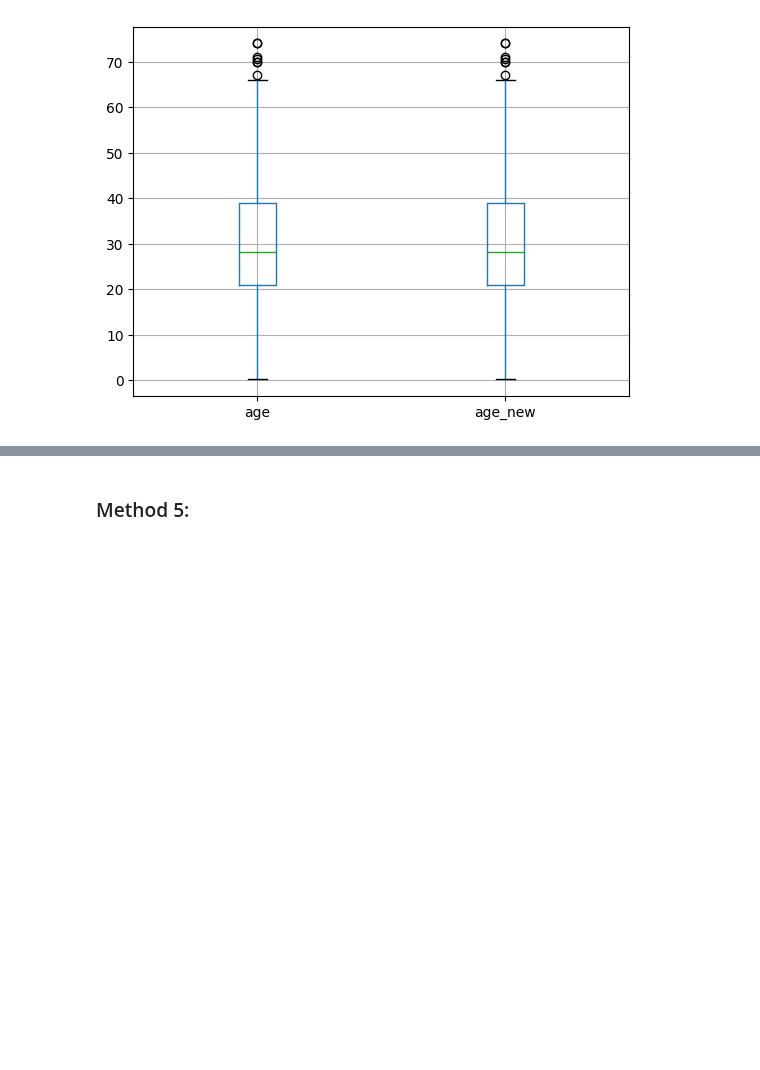
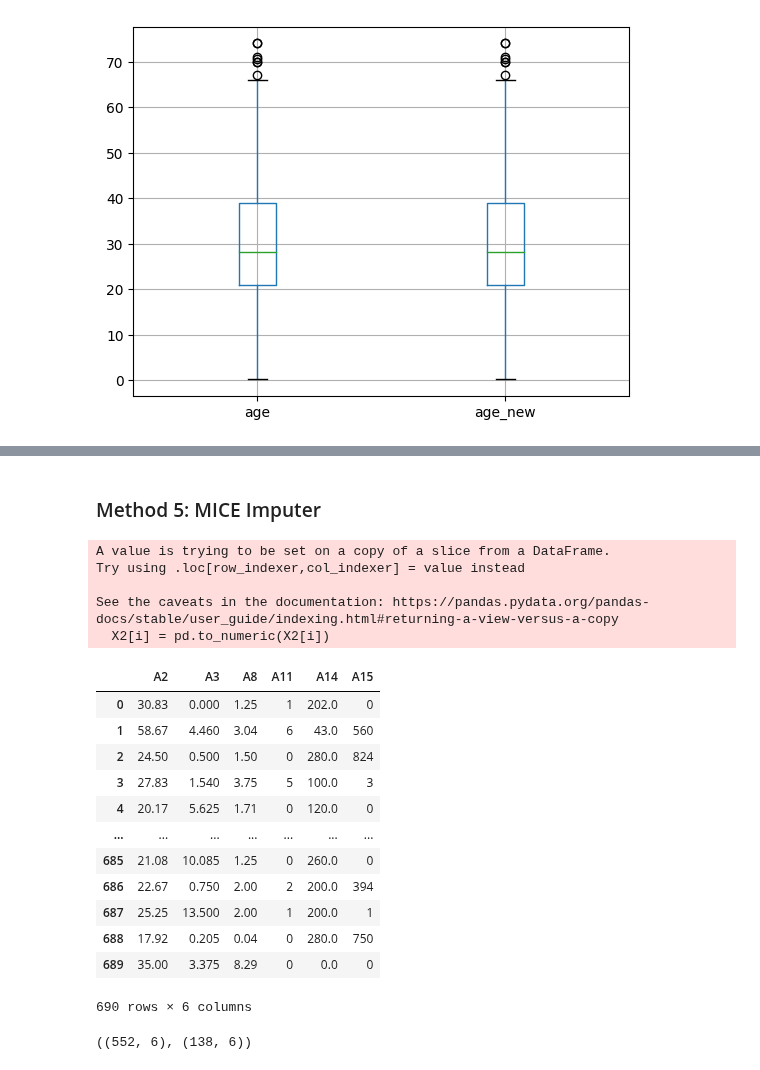
Before and after one commit to megatAhmad/sma_2023_oct, a Jupyter notebook: Python_MissingValueAnalysis.ipynb, the cells around one changed output, grey strips where cells are left out. Drawn from its saved outputs; the diff is of its cells as text; code cells hidden in the pictures; blank space fills up the shorter version.

```diff
--- a/Python_MissingValueAnalysis.ipynb
+++ b/Python_MissingValueAnalysis.ipynb
@@ -474,2 +545,53 @@ X_train[["age","age_new"]].boxplot()
 # %% [markdown]
-### Method 5:
+### Method 5: MICE Imputer
+# %%
+# fetch dataset
+credit_approval = fetch_ucirepo(id=27)
+
+# data (as pandas dataframes)
+X2 = credit_approval.data.features
+y2 = credit_approval.data.targets
+
+# # metadata
+# print(credit_approval.metadata)
+
+# # variable information
+# print(credit_approval.variables)
+vars = ['A2','A3','A8', 'A11', 'A14', 'A15']
+X2 = X2[vars]
+
+for i in vars:
+    X2[i] = pd.to_numeric(X2[i])
+
+
+X2
+# %% [output]
+A value is trying to be set on a copy of a slice from a DataFrame.
+Try using .loc[row_indexer,col_indexer] = value instead
+
+See the caveats in the documentation: https://pandas.pydata.org/pandas-docs/stable/user_guide/indexing.html#returning-a-view-versus-a-copy
+  X2[i] = pd.to_numeric(X2[i])
+|  | A2 | A3 | A8 | A11 | A14 | A15 |
+| 0 | 30.83 | 0.000 | 1.25 | 1 | 202.0 | 0 |
+| 1 | 58.67 | 4.460 | 3.04 | 6 | 43.0 | 560 |
+| 2 | 24.50 | 0.500 | 1.50 | 0 | 280.0 | 824 |
+| 3 | 27.83 | 1.540 | 3.75 | 5 | 100.0 | 3 |
+| 4 | 20.17 | 5.625 | 1.71 | 0 | 120.0 | 0 |
+| ... | ... | ... | ... | ... | ... | ... |
+| 685 | 21.08 | 10.085 | 1.25 | 0 | 260.0 | 0 |
+| 686 | 22.67 | 0.750 | 2.00 | 2 | 200.0 | 394 |
+| 687 | 25.25 | 13.500 | 2.00 | 1 | 200.0 | 1 |
+| 688 | 17.92 | 0.205 | 0.04 | 0 | 280.0 | 750 |
+| 689 | 35.00 | 3.375 | 8.29 | 0 | 0.0 | 0 |
+690 rows × 6 columns
+# %%
+X_train, X_test, y_train, y_test = train_test_split(
+    X2,  # predictors
+    y2,  # target
+    test_size=0.2,  # percentage of obs in test set
+    random_state=0,
+)  # seed to ensure reproducibility
+
+X_train.shape, X_test.shape
+# %% [output]
+((552, 6), (138, 6))
```
Also changed, not shown: parts of 13 cells of this notebook.
